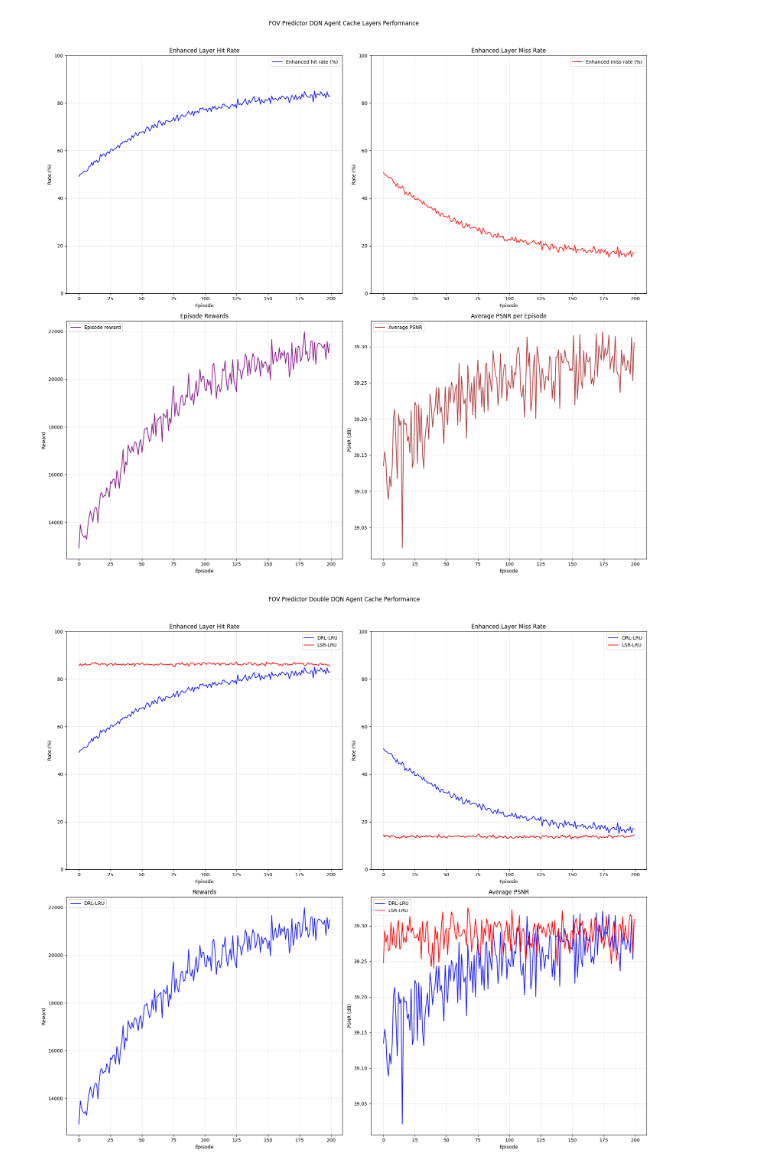
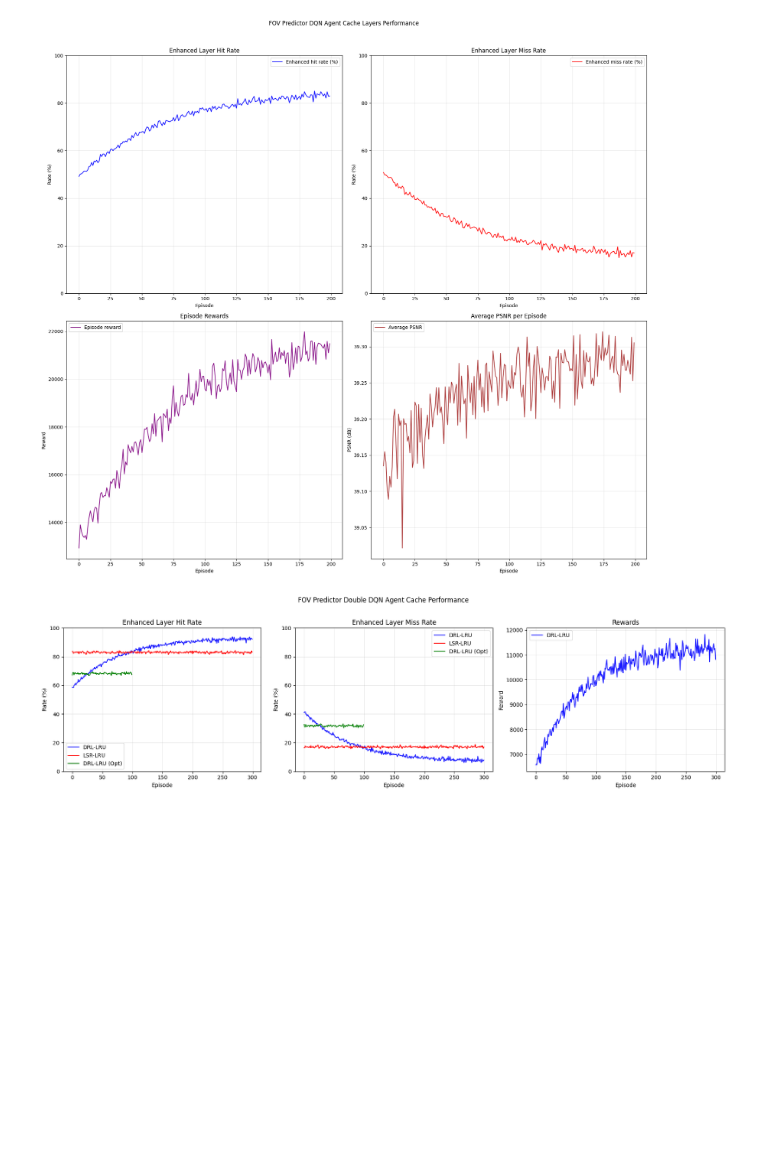
Before and after one commit to es25591/CacheVideoPredict360, a Jupyter notebook: Sources/Examples/LabDeepRLEnv_FoV_CT_ContPop.ipynb, the cells around one changed output. Drawn from its saved outputs; the diff is of its cells as text; code cells hidden in the pictures; blank space fills up the shorter version.

Commit message:
updating files with 12 tiles

```diff
--- a/Sources/Examples/LabDeepRLEnv_FoV_CT_ContPop.ipynb
+++ b/Sources/Examples/LabDeepRLEnv_FoV_CT_ContPop.ipynb
@@ -829,17 +833,17 @@ def plot_cache_layers(
 
 
 if __name__ == "__main__":
-    # csv_filepath = '/home/eduardo/Workspace/CacheVideoPredict360/Results'
-    csv_filepath = r'c:\Users\es25591\Workspace\CacheVideoPredict360\Results'
-    csv_filepath += r'\fov_predictor_U100_V100_G60_L2_N4_cap500MB_AR15.0.csv'
+    csv_filepath = '/home/eduardo/Workspace/CacheVideoPredict360/Results'
+    csv_filepath += '/fov_predictor_ct_cp_E300_U200_V500_G30_L2_N4_cap500MB_AR10.0_Z1.0.csv'
 
-    out_path = None
+    # csv_filepath = r'c:\Users\es25591\Workspace\CacheVideoPredict360\Results'
+    # csv_filepath += r'\fov_predictor_U100_V100_G60_L2_N4_cap500MB_AR15.0.csv'
 
     title = "FOV Predictor DQN Agent Cache Layers Performance"
 
     plot_cache_layers(
         csv_filepath,
-        out_path=None,
+        out_path='/home/eduardo/Workspace/CacheVideoPredict360/Results/cache_layers_analysis.png',
         title=title
     )
 # %% [output]
@@ -963,13 +967,13 @@ if __name__ == "__main__":
     # csv_filepath = r'c:\Users\es25591\Workspace\CacheVideoPredict360\Results'
     csv_filepath += '/fov_predictor_ct_cp_E200_U200_V500_G60_L2_N4_cap500MB_AR10.0.csv'
 
-    out_path = None
+    out_path = '/home/eduardo/Workspace/CacheVideoPredict360/Results/cache_layers_v2.png'
 
     title = "FOV Predictor DQN Agent Cache Layers Performance"
 
     plot_cache_layers(
         csv_filepath,
-        out_path=None,
+        out_path=out_path,
         title=title
     )
 # %% [output]
@@ -1035,10 +1039,12 @@ def plot_cache_layers(
     # csv_path_lsr += r'\fov_lsr_U100_V100_G60_L2_N4_cap500MB_AR15.csv'
 
     csv_path_lsr = '/home/eduardo/Workspace/CacheVideoPredict360/Results'
-    csv_path_lsr += '/fov_lsr_U200_V500_G60_L2_N4_cap500MB_AR10.csv'
+    csv_path_lsr += '/fov_lsr_U200_V500_G30_L2_N4_cap500MB_AR15_Z0.5.csv'
+    episodes_lsr, enhanced_hits_lsr, enhanced_misses_lsr, base_hits_lsr, base_misses_lsr, rewards_lsr, psnr_lsr = read_results(csv_path_lsr)
 
-
-    episodes_lsr, enhanced_hits_lsr, enhanced_misses_lsr, base_hits_lsr, base_misses_lsr, rewards_lsr, psnr_lsr = read_results(csv_path_lsr)
+    csv_path_eval = '/home/eduardo/Workspace/CacheVideoPredict360/Results'
+    csv_path_eval += '/fov_predictor_opt_E100_U200_V500_G30_L2_N4_cap500MB_AR10.0_Z0.5_eval.csv'
+    episodes_eval, enhanced_hits_eval, enhanced_misses_eval, base_hits_eval, base_misses_eval, rewards_eval, psnr_eval = read_results(csv_path_eval)
 
     # Compute per-episode percentages
     def safe_pct(num, den):
@@ -1052,69 +1058,71 @@ def plot_cache_layers(
     # Shared y-lims per layer type (percentages)
     enh_ylim = (0, 100)
 
-    fig, axes = plt.subplots(2, 2, figsize=(18, 16))
+    fig, axes = plt.subplots(1, 3, figsize=(18, 5))
 
     # Enhanced Layer: Hit rate
-    axes[0, 0].plot(episodes, enh_hit_rate, label="DRL-LRU", color="blue", alpha=0.9)
-    axes[0, 0].plot(episodes_lsr, [safe_pct(h, h + m) for h, m in zip(enhanced_hits_lsr, enhanced_misses_lsr)], label="LSR-LRU", color="red")
-    axes[0, 0].set_title("Enhanced Layer Hit Rate")
-    axes[0, 0].set_xlabel("Episode")
-    axes[0, 0].set_ylabel("Rate (%)")
-    axes[0, 0].set_ylim(enh_ylim)
-    axes[0, 0].grid(True, alpha=0.3)
-    axes[0, 0].legend()
+    axes[0].plot(episodes, enh_hit_rate, label="DRL-LRU", color="blue", alpha=0.9)
+    axes[0].plot(episodes_lsr, [safe_pct(h, h + m) for h, m in zip(enhanced_hits_lsr, enhanced_misses_lsr)], label="LSR-LRU", color="red")
+    axes[0].plot(episodes_eval, [safe_pct(h, h + m) for h, m in zip(enhanced_hits_eval, enhanced_misses_eval)], label="DRL-LRU (Opt)", color="green")
+    axes[0].set_title("Enhanced Layer Hit Rate")
+    axes[0].set_xlabel("Episode")
+    axes[0].set_ylabel("Rate (%)")
+    axes[0].set_ylim(enh_ylim)
+    axes[0].grid(True, alpha=0.3)
+    axes[0].legend()
 
     # Enhanced Layer: Miss rate
-    axes[0, 1].plot(episodes, enh_miss_rate, label="DRL-LRU", color="blue", alpha=0.9)
-    axes[0, 1].plot(episodes_lsr, [safe_pct(m, h + m) for h, m in zip(enhanced_hits_lsr, enhanced_misses_lsr)], label="LSR-LRU", color="red")
-    axes[0, 1].set_title("Enhanced Layer Miss Rate")
-    axes[0, 1].set_xlabel("Episode")
-    axes[0, 1].set_ylabel("Rate (%)")
-    axes[0, 1].set_ylim(enh_ylim)
-    axes[0, 1].grid(True, alpha=0.3)
-    axes[0, 1].legend()
+    axes[1].plot(episodes, enh_miss_rate, label="DRL-LRU", color="blue", alpha=0.9)
+    axes[1].plot(episodes_lsr, [safe_pct(m, h + m) for h, m in zip(enhanced_hits_lsr, enhanced_misses_lsr)], label="LSR-LRU", color="red")
+    axes[1].plot(episodes_eval, [safe_pct(m, h + m) for h, m in zip(enhanced_hits_eval, enhanced_misses_eval)], label="DRL-LRU (Opt)", color="green")
+    axes[1].set_title("Enhanced Layer Miss Rate")
+    axes[1].set_xlabel("Episode")
+    axes[1].set_ylabel("Rate (%)")
+    axes[1].set_ylim(enh_ylim)
+    axes[1].grid(True, alpha=0.3)
+    axes[1].legend()
 
-    # Reward title
-    axes[1, 0].plot(episodes, rewards, label="DRL-LRU", color="blue", alpha=0.9)
-    axes[1, 0].set_title("Rewards")
-    axes[1, 0].set_xlabel("Episode")
-    axes[1, 0].set_ylabel("Reward")
-    axes[1, 0].grid(True, alpha=0.3)
-    axes[1, 0].legend()
+    # Reward title        self.tile_size_bytes = {
+
+    axes[2].plot(episodes, rewards, label="DRL-LRU", color="blue", alpha=0.9)
+    axes[2].set_title("Rewards")
+    axes[2].set_xlabel("Episode")
+    axes[2].set_ylabel("Reward")
+    axes[2].grid(True, alpha=0.3)
+    axes[2].legend()
 
     # Average PSNR
-    axes[1, 1].plot(episodes, psnr, label="DRL-LRU", color="blue", alpha=0.9)
-    axes[1, 1].plot(episodes_lsr, psnr_lsr, label="LSR-LRU", color="red")
-    axes[1, 1].set_title("Average PSNR")
-    axes[1, 1].set_xlabel("Episode")
-    axes[1, 1].set_ylabel("PSNR (dB)")
-    axes[1, 1].grid(True, alpha=0.3)
-    axes[1, 1].legend()
-
+    # axes[1].plot(episodes, psnr, label="DRL-LRU", color="blue", alpha=0.9)
+    # axes[1].plot(episodes_lsr, psnr_lsr, label="LSR-LRU", color="red")
+    # axes[1].set_title("Average PSNR")
+    # axes[1].set_xlabel("Episode")
+    # axes[1].set_ylabel("PSNR (dB)")
+    # axes[1].grid(True, alpha=0.3)
+    # axes[1].legend()
     if title:
         fig.suptitle(title, y=1.02)
     plt.tight_layout()
 
     if out_path:
         plt.savefig(out_path, dpi=150, bbox_inches="tight")
     plt.show()
 
 
 if __name__ == "__main__":
     # csv_filepath = r'c:\Users\es25591\Workspace\CacheVideoPredict360\Results'
     # csv_filepath += r'\fov_predictor_U100_V100_G60_L2_N4_cap500MB_AR15.csv'
 
     csv_filepath = '/home/eduardo/Workspace/CacheVideoPredict360/Results'
-    csv_filepath += '/fov_predictor_ct_cp_E200_U200_V500_G60_L2_N4_cap500MB_AR10.0.csv'
+    csv_filepath += '/fov_predictor_ct_cp_E300_U200_V500_G30_L2_N4_cap500MB_AR10.0_Z0.5.csv'
 
-    out_path = None
+    out_path = '/home/eduardo/Workspace/CacheVideoPredict360/Results/drl_vs_lsr_comparison_ar15_Z0.5.png'
 
     title = "FOV Predictor Double DQN Agent Cache Performance"
 
     plot_cache_layers(
         csv_filepath,
-        out_path=None,
+        out_path=out_path,
         title=title
     )
 # %% [output]
-[figure, old version]
+[figure, new version]
```
Also changed, not shown: parts of 6 cells of this notebook, 4 other files.
